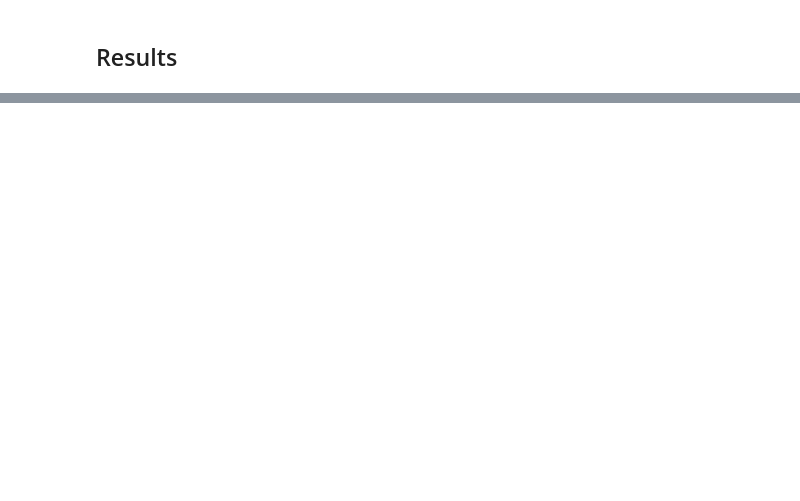
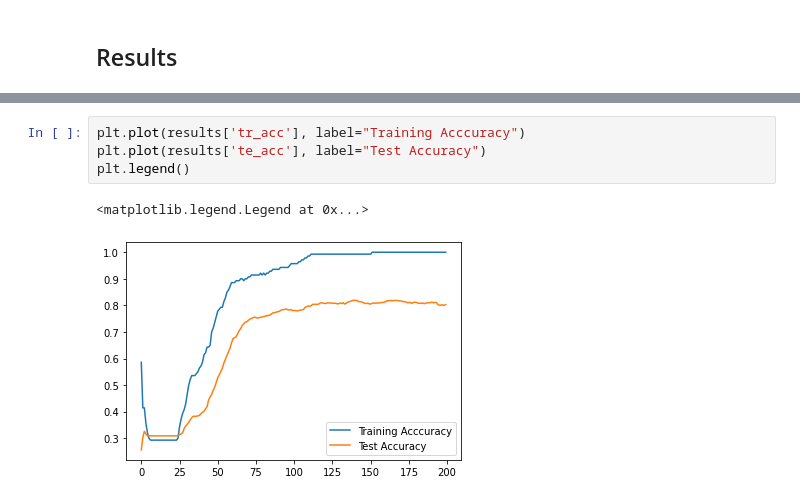
Before and after one commit to ispamm/DistributedGCN, a Jupyter notebook: DistributedGCN.ipynb, the cells around one changed output, grey strips where cells are left out. Saved outputs shown, nothing was run; the diff lists cells and outputs as text; blank space fills up the shorter version.

```diff
--- a/DistributedGCN.ipynb
+++ b/DistributedGCN.ipynb
@@ -249,0 +271,7 @@ Best epoch:195, Best Accuracy:0.6679999828338623
+# %%
+plt.plot(results['tr_acc'], label="Training Acccuracy")
+plt.plot(results['te_acc'], label="Test Accuracy")
+plt.legend()
+# %% [output]
+<matplotlib.legend.Legend at 0x...>
+[figure, added]
```
Also changed, not shown: parts of 12 cells of this notebook, 1 other file.
